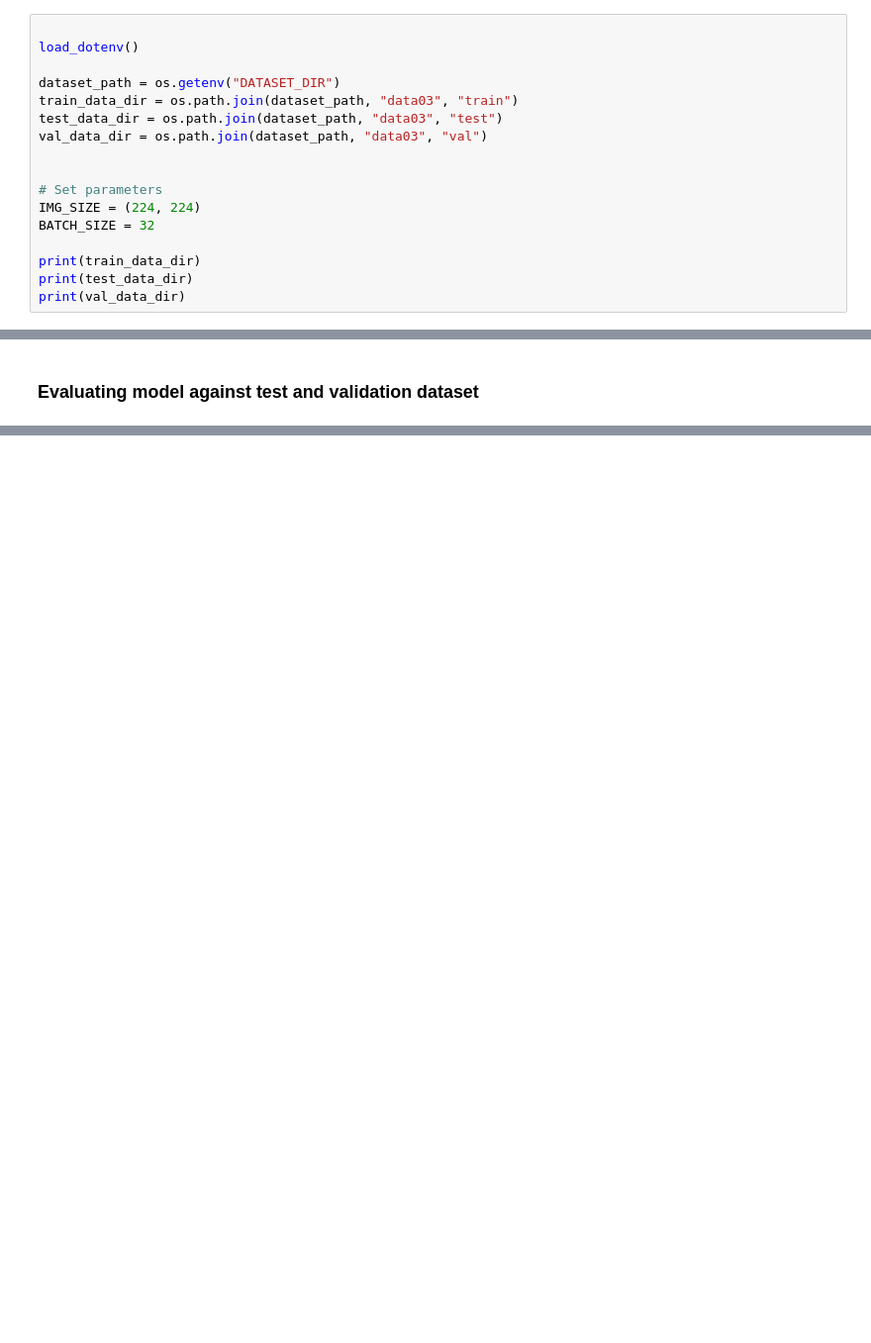
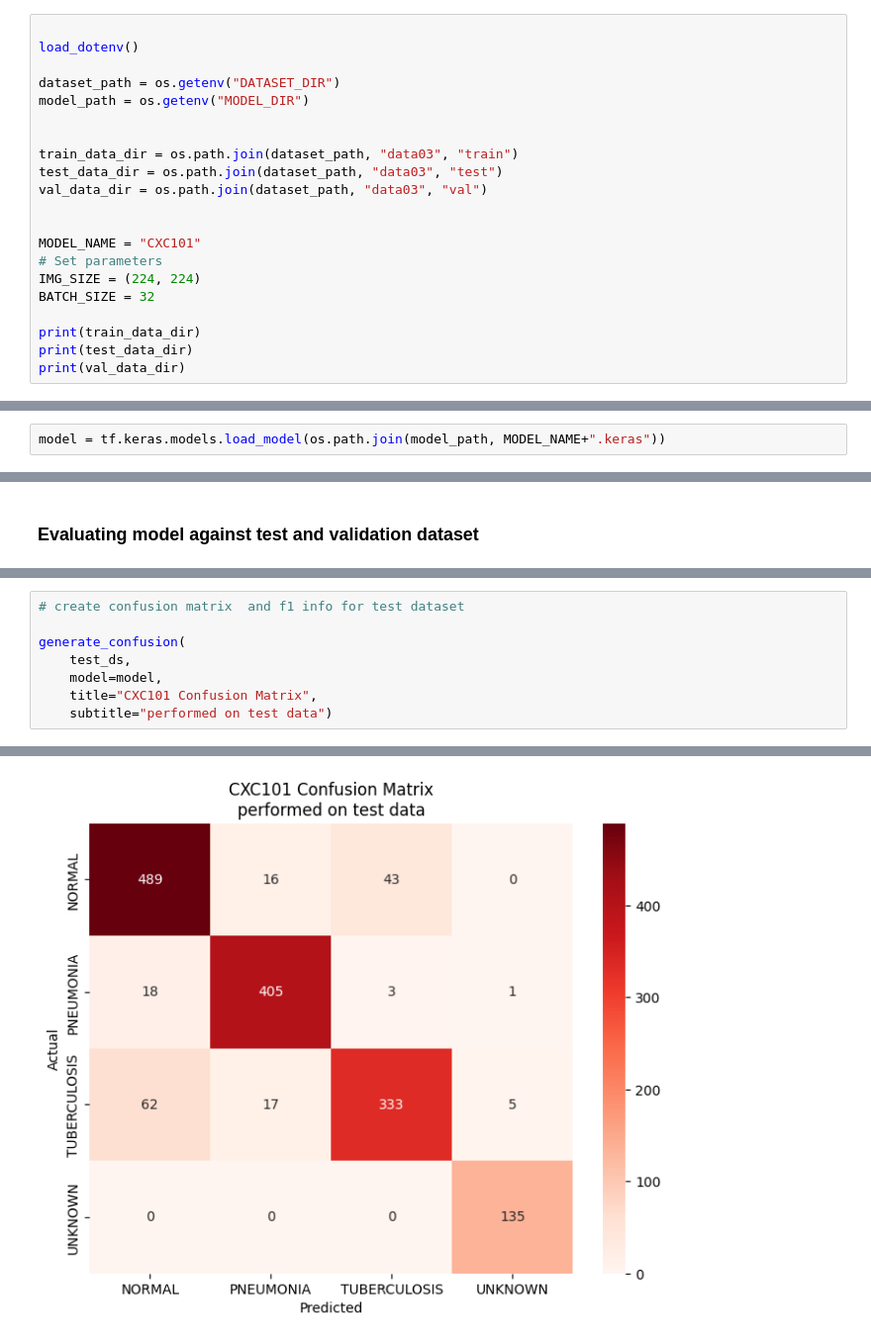
Before and after one commit to joshanjohn/CXC-FYP-Griffith, a Jupyter notebook: backend/notebook/CXV1/CXC101.ipynb, the cells around one changed output, grey strips where cells are left out. Shown at 99% size. Drawn from its saved outputs; the diff is of its cells as text; blank space fills up the shorter version.

```diff
--- a/backend/notebook/CXV1/CXC101.ipynb
+++ b/backend/notebook/CXV1/CXC101.ipynb
@@ -24,11 +30,15 @@ from src.utils.ds_helper import get_dataset_distribution
 load_dotenv()
 
 dataset_path = os.getenv("DATASET_DIR")
+model_path = os.getenv("MODEL_DIR")
+
+
 train_data_dir = os.path.join(dataset_path, "data03", "train")
 test_data_dir = os.path.join(dataset_path, "data03", "test")
 val_data_dir = os.path.join(dataset_path, "data03", "val")
 
 
+MODEL_NAME = "CXC101"
 # Set parameters
 IMG_SIZE = (224, 224)
 BATCH_SIZE = 32
@@ -169,0 +199,2 @@ Model saved successfully!
+# %%
+model = tf.keras.models.load_model(os.path.join(model_path, MODEL_NAME+".keras"))
@@ -232,0 +251,9 @@ weighted avg       0.89      0.89      0.89      1527
+# %%
+# create confusion matrix  and f1 info for test dataset
+
+generate_confusion(
+    test_ds,
+    model=model,
+    title="CXC101 Confusion Matrix",
+    subtitle="performed on test data")
+# %% [output]
@@ -232,0 +261 @@ weighted avg       0.89      0.89      0.89      1527
+[figure, added]
```
Also changed, not shown: parts of 22 cells of this notebook.
